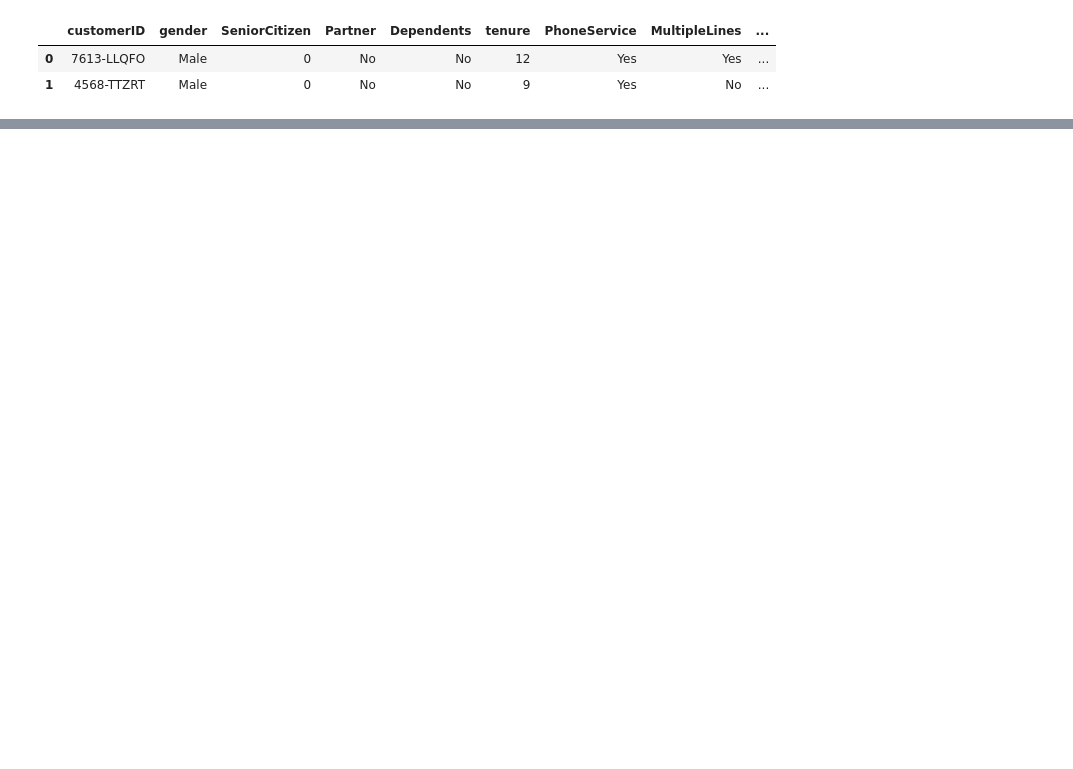
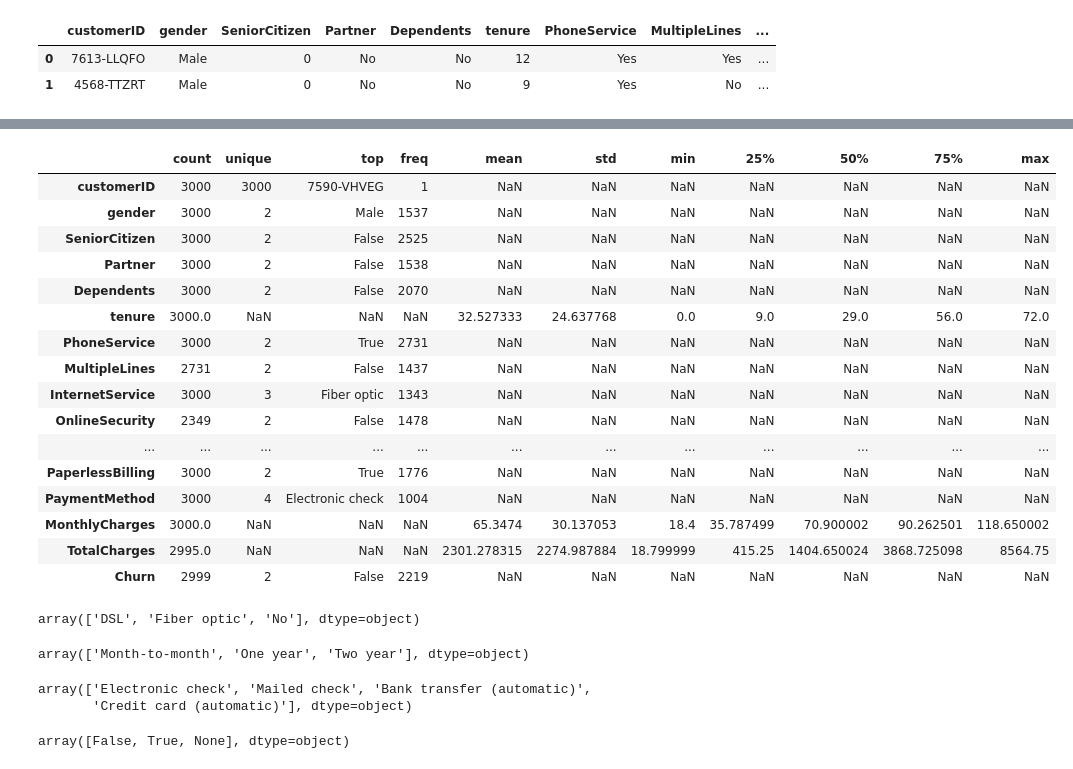
Before and after one commit to FloJoLaryea/Customer_Churn_Analysis, a Jupyter notebook: cstomer_churn_analysis.ipynb, the cells around one changed output, grey strips where cells are left out. Saved outputs shown, nothing was run; the diff lists cells and outputs as text; code cells hidden in the pictures; blank space fills up the shorter version.

```diff
--- a/cstomer_churn_analysis.ipynb
+++ b/cstomer_churn_analysis.ipynb
@@ -22,6 +22,7 @@ from dotenv import dotenv_values
 # hide warnings
 import warnings
 warnings.filterwarnings("ignore")
+pd.set_option('display.max_columns', None)
 # %% [markdown]
 | Column Names|Description| Data Type|
 |-------------|-----------|----------|
@@ -89,0 +109,37 @@ df_3.head(2)
+# %%
+df_1.describe(include = 'all').T
+# %% [output]
+|  | count | unique | top | freq | mean | std | min | 25% | 50% | 75% | max |
+| customerID | 3000 | 3000 | 7590-VHVEG | 1 | NaN | NaN | NaN | NaN | NaN | NaN | NaN |
+| gender | 3000 | 2 | Male | 1537 | NaN | NaN | NaN | NaN | NaN | NaN | NaN |
+| SeniorCitizen | 3000 | 2 | False | 2525 | NaN | NaN | NaN | NaN | NaN | NaN | NaN |
+| Partner | 3000 | 2 | False | 1538 | NaN | NaN | NaN | NaN | NaN | NaN | NaN |
+| Dependents | 3000 | 2 | False | 2070 | NaN | NaN | NaN | NaN | NaN | NaN | NaN |
+| tenure | 3000.0 | NaN | NaN | NaN | 32.527333 | 24.637768 | 0.0 | 9.0 | 29.0 | 56.0 | 72.0 |
+| PhoneService | 3000 | 2 | True | 2731 | NaN | NaN | NaN | NaN | NaN | NaN | NaN |
+| MultipleLines | 2731 | 2 | False | 1437 | NaN | NaN | NaN | NaN | NaN | NaN | NaN |
+| InternetService | 3000 | 3 | Fiber optic | 1343 | NaN | NaN | NaN | NaN | NaN | NaN | NaN |
+| OnlineSecurity | 2349 | 2 | False | 1478 | NaN | NaN | NaN | NaN | NaN | NaN | NaN |
+| ... | ... | ... | ... | ... | ... | ... | ... | ... | ... | ... | ... |
+| PaperlessBilling | 3000 | 2 | True | 1776 | NaN | NaN | NaN | NaN | NaN | NaN | NaN |
+| PaymentMethod | 3000 | 4 | Electronic check | 1004 | NaN | NaN | NaN | NaN | NaN | NaN | NaN |
+| MonthlyCharges | 3000.0 | NaN | NaN | NaN | 65.3474 | 30.137053 | 18.4 | 35.787499 | 70.900002 | 90.262501 | 118.650002 |
+| TotalCharges | 2995.0 | NaN | NaN | NaN | 2301.278315 | 2274.987884 | 18.799999 | 415.25 | 1404.650024 | 3868.725098 | 8564.75 |
+| Churn | 2999 | 2 | False | 2219 | NaN | NaN | NaN | NaN | NaN | NaN | NaN |
+# %%
+df_1.InternetService.unique()
+# %% [output]
+array(['DSL', 'Fiber optic', 'No'], dtype=object)
+# %%
+df_1.Contract.unique()
+# %% [output]
+array(['Month-to-month', 'One year', 'Two year'], dtype=object)
+# %%
+df_1.PaymentMethod.unique()
+# %% [output]
+array(['Electronic check', 'Mailed check', 'Bank transfer (automatic)',
+       'Credit card (automatic)'], dtype=object)
+# %%
+df_1.Churn.unique()
+# %% [output]
+array([False, True, None], dtype=object)
```
Also changed, not shown: parts of 22 cells of this notebook, 1 other file.
